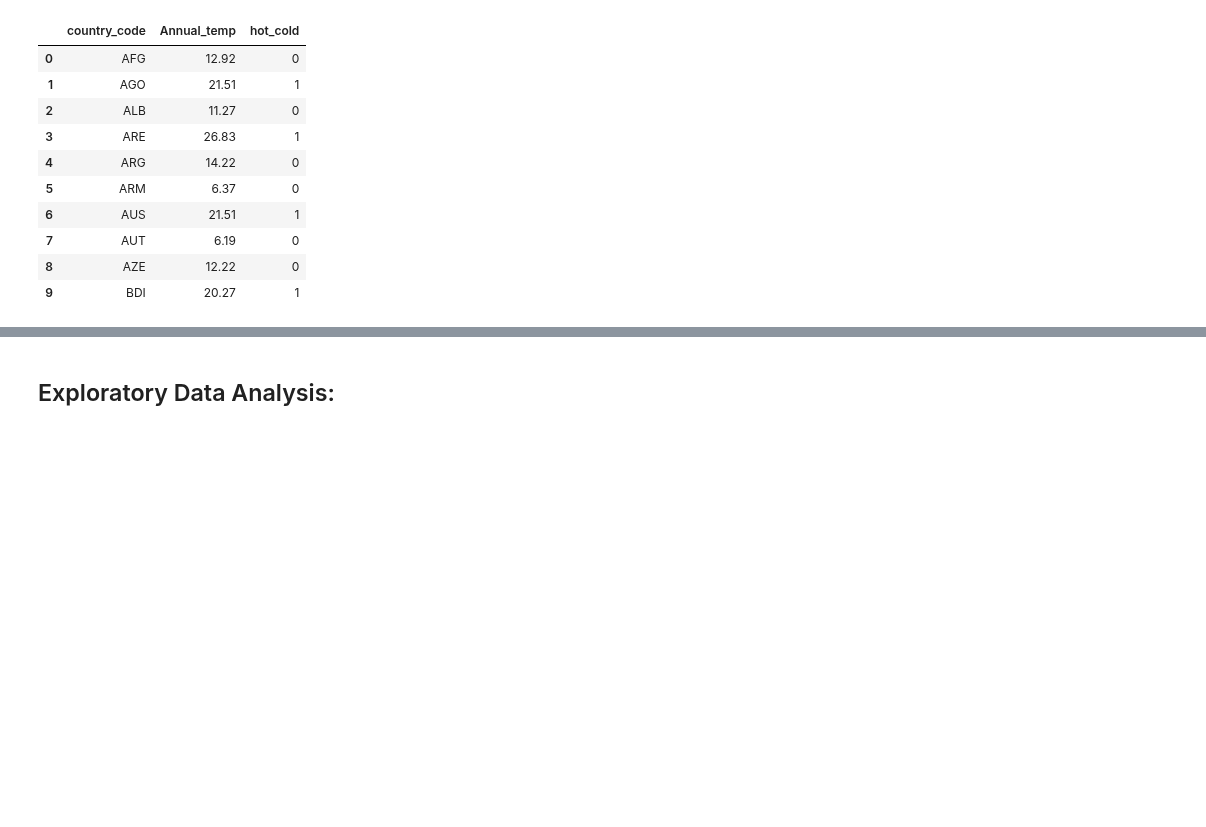
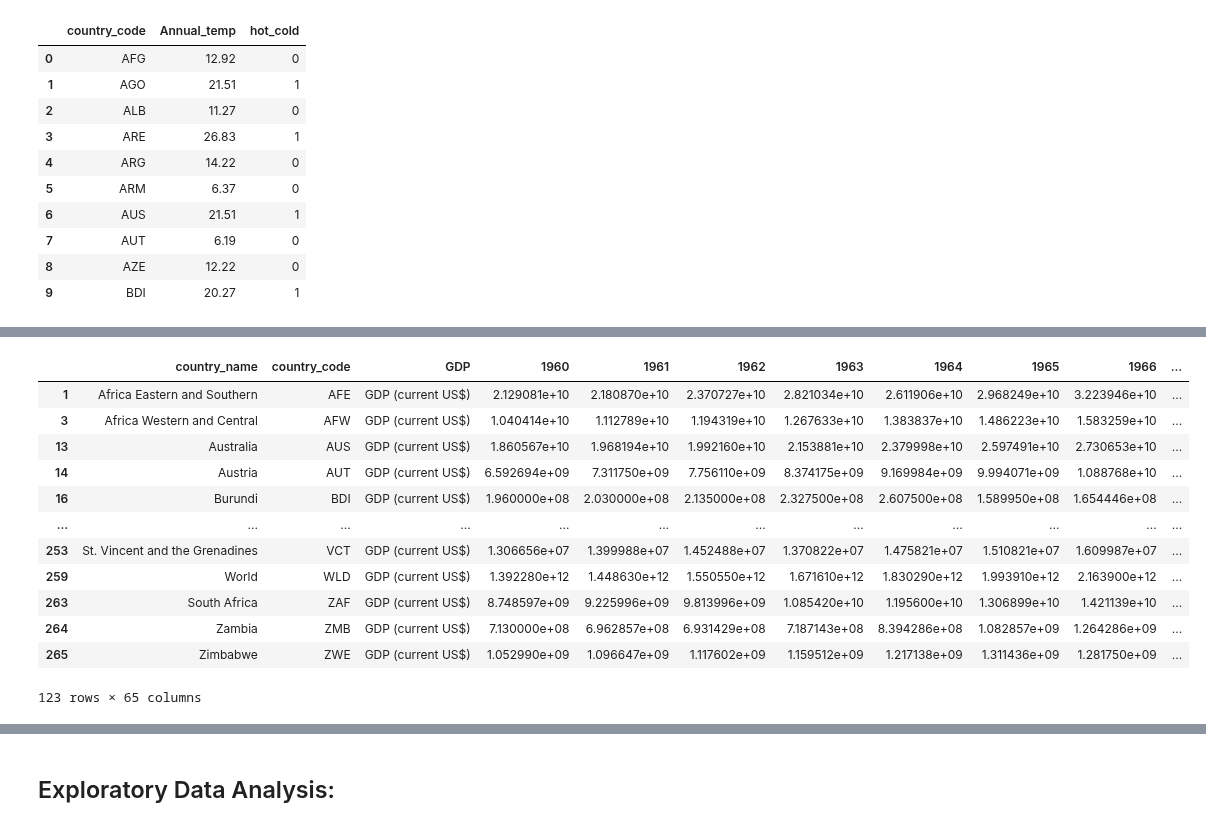
Before and after one commit to ubco-W2022T2-data301/project-group-group17, a Jupyter notebook: analysis/notebooks/analysis_cynthia.ipynb, the cells around one changed output, grey strips where cells are left out. Drawn from its saved outputs; the diff is of its cells as text; code cells hidden in the pictures; blank space fills up the shorter version.

```diff
--- a/analysis/notebooks/analysis_cynthia.ipynb
+++ b/analysis/notebooks/analysis_cynthia.ipynb
@@ -152,0 +218,23 @@ GDPCountry.to_csv("../../data/raw/New_GDP.csv")
+# %%
+## Average GDP from 1960 to 2021:
+average_GDP = GDP_NONA[["1960","1961","1962","1963","1964","1965","1966","1967","1968","1969","1970","1971",
+                       "1972","1973","1974","1975","1976","1977","1978","1979","1980","1981","1982",
+                       "1983","1984","1985","1986","1987","1988","1989","1990", "1991","1992","1993","1994",
+                       "1995","1996","1997","1998","1999","2000","2001","2002","2003","2004","2005","2006",
+                        "2007","2008","2009","2010","2011","2012","2013","2014","2015",
+                       "2016","2017","2018","2019","2020","2021"]].mean()
+GDP_NONA
+# %% [output]
+|  | country_name | country_code | GDP | 1960 | 1961 | 1962 | 1963 | 1964 | 1965 | 1966 | ... |
+| 1 | Africa Eastern and Southern | AFE | GDP (current US$) | 2.129081e+10 | 2.180870e+10 | 2.370727e+10 | 2.821034e+10 | 2.611906e+10 | 2.968249e+10 | 3.223946e+10 | ... |
+| 3 | Africa Western and Central | AFW | GDP (current US$) | 1.040414e+10 | 1.112789e+10 | 1.194319e+10 | 1.267633e+10 | 1.383837e+10 | 1.486223e+10 | 1.583259e+10 | ... |
+| 13 | Australia | AUS | GDP (current US$) | 1.860567e+10 | 1.968194e+10 | 1.992160e+10 | 2.153881e+10 | 2.379998e+10 | 2.597491e+10 | 2.730653e+10 | ... |
+| 14 | Austria | AUT | GDP (current US$) | 6.592694e+09 | 7.311750e+09 | 7.756110e+09 | 8.374175e+09 | 9.169984e+09 | 9.994071e+09 | 1.088768e+10 | ... |
+| 16 | Burundi | BDI | GDP (current US$) | 1.960000e+08 | 2.030000e+08 | 2.135000e+08 | 2.327500e+08 | 2.607500e+08 | 1.589950e+08 | 1.654446e+08 | ... |
+| ... | ... | ... | ... | ... | ... | ... | ... | ... | ... | ... | ... |
+| 253 | St. Vincent and the Grenadines | VCT | GDP (current US$) | 1.306656e+07 | 1.399988e+07 | 1.452488e+07 | 1.370822e+07 | 1.475821e+07 | 1.510821e+07 | 1.609987e+07 | ... |
+| 259 | World | WLD | GDP (current US$) | 1.392280e+12 | 1.448630e+12 | 1.550550e+12 | 1.671610e+12 | 1.830290e+12 | 1.993910e+12 | 2.163900e+12 | ... |
+| 263 | South Africa | ZAF | GDP (current US$) | 8.748597e+09 | 9.225996e+09 | 9.813996e+09 | 1.085420e+10 | 1.195600e+10 | 1.306899e+10 | 1.421139e+10 | ... |
+| 264 | Zambia | ZMB | GDP (current US$) | 7.130000e+08 | 6.962857e+08 | 6.931429e+08 | 7.187143e+08 | 8.394286e+08 | 1.082857e+09 | 1.264286e+09 | ... |
+| 265 | Zimbabwe | ZWE | GDP (current US$) | 1.052990e+09 | 1.096647e+09 | 1.117602e+09 | 1.159512e+09 | 1.217138e+09 | 1.311436e+09 | 1.281750e+09 | ... |
+123 rows × 65 columns
```
Also changed, not shown: parts of 16 cells of this notebook.
